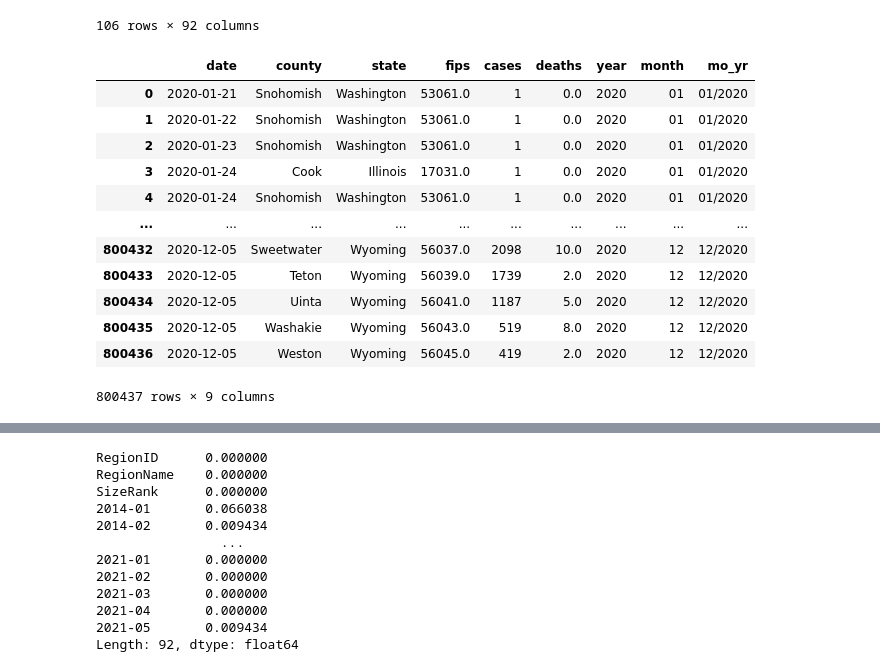
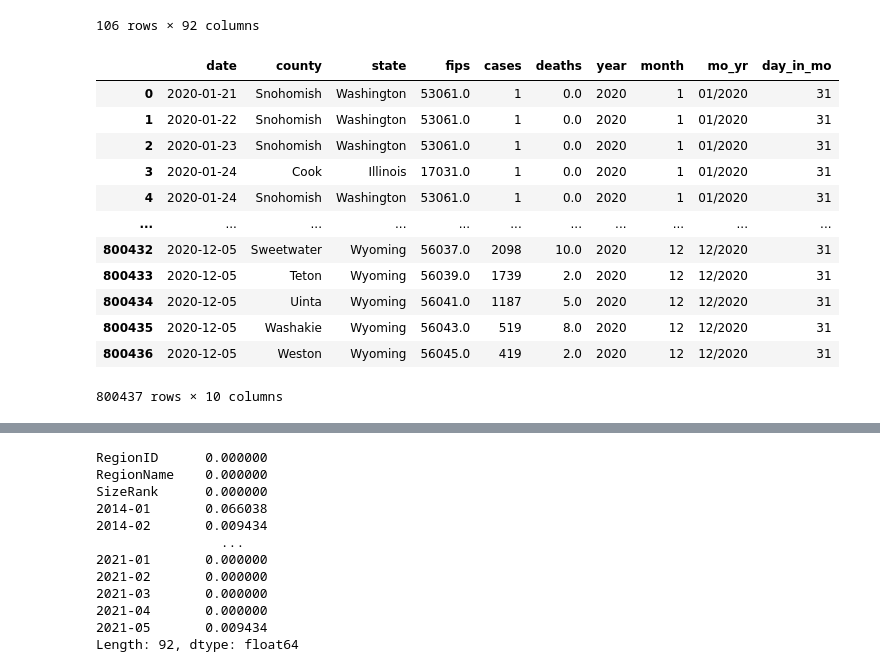
Before and after one commit to axpinkerton/capstone, a Jupyter notebook: alex_eda.ipynb, the cells around one changed output, grey strips where cells are left out. Cells and saved outputs as stored; diff of their text form; code cells hidden in the pictures.

Commit message:
alex 7/14 morning commit with covid stats and more time series additions

```diff
--- a/alex_eda.ipynb
+++ b/alex_eda.ipynb
@@ -177,26 +177,36 @@ zori
 | 105 | 394623 | Gainesville, GA | 229 | 926.0 | 929.0 | 932.0 | 936.0 | 939.0 | 943 | 946 | ... |
 106 rows × 92 columns
 # %%
-covid = pd.read_csv('/Users/APinkerton/NYC_DS_A/projects/capstone/us_counties_covid19_daily.csv')
+covid = pd.read_csv('./us_counties_covid19_daily.csv')
 
 # covid['year']=x['date']
 # covid['month']=x
 
 covid['year']=covid['date'].str[0:4]
 covid['month']=covid['date'].str[5:7]
 covid['mo_yr']=covid['month']+"/"+covid['year']
+
+import calendar
+calendar.monthrange(2020,1)
+
+
+covid['month'] = pd.to_numeric(covid['month'])
+covid['year'] = pd.to_numeric(covid['year'])
+# calendar.monthrange(
+calendar.monthrange(2019, 2)[1] # num_day
+covid['day_in_mo'] = covid['mo_yr'].apply(lambda t: pd.Period(t, freq='S').days_in_month)
 covid
 # %% [output]
-|  | date | county | state | fips | cases | deaths | year | month | mo_yr |
-| 0 | 2020-01-21 | Snohomish | Washington | 53061.0 | 1 | 0.0 | 2020 | 01 | 01/2020 |
-| 1 | 2020-01-22 | Snohomish | Washington | 53061.0 | 1 | 0.0 | 2020 | 01 | 01/2020 |
-| 2 | 2020-01-23 | Snohomish | Washington | 53061.0 | 1 | 0.0 | 2020 | 01 | 01/2020 |
-| 3 | 2020-01-24 | Cook | Illinois | 17031.0 | 1 | 0.0 | 2020 | 01 | 01/2020 |
-| 4 | 2020-01-24 | Snohomish | Washington | 53061.0 | 1 | 0.0 | 2020 | 01 | 01/2020 |
-| ... | ... | ... | ... | ... | ... | ... | ... | ... | ... |
-| 800432 | 2020-12-05 | Sweetwater | Wyoming | 56037.0 | 2098 | 10.0 | 2020 | 12 | 12/2020 |
-| 800433 | 2020-12-05 | Teton | Wyoming | 56039.0 | 1739 | 2.0 | 2020 | 12 | 12/2020 |
-| 800434 | 2020-12-05 | Uinta | Wyoming | 56041.0 | 1187 | 5.0 | 2020 | 12 | 12/2020 |
-| 800435 | 2020-12-05 | Washakie | Wyoming | 56043.0 | 519 | 8.0 | 2020 | 12 | 12/2020 |
-| 800436 | 2020-12-05 | Weston | Wyoming | 56045.0 | 419 | 2.0 | 2020 | 12 | 12/2020 |
+|  | date | county | state | fips | cases | deaths | year | month | mo_yr | day_in_mo |
+| 0 | 2020-01-21 | Snohomish | Washington | 53061.0 | 1 | 0.0 | 2020 | 1 | 01/2020 | 31 |
+| 1 | 2020-01-22 | Snohomish | Washington | 53061.0 | 1 | 0.0 | 2020 | 1 | 01/2020 | 31 |
+| 2 | 2020-01-23 | Snohomish | Washington | 53061.0 | 1 | 0.0 | 2020 | 1 | 01/2020 | 31 |
+| 3 | 2020-01-24 | Cook | Illinois | 17031.0 | 1 | 0.0 | 2020 | 1 | 01/2020 | 31 |
+| 4 | 2020-01-24 | Snohomish | Washington | 53061.0 | 1 | 0.0 | 2020 | 1 | 01/2020 | 31 |
+| ... | ... | ... | ... | ... | ... | ... | ... | ... | ... | ... |
+| 800432 | 2020-12-05 | Sweetwater | Wyoming | 56037.0 | 2098 | 10.0 | 2020 | 12 | 12/2020 | 31 |
+| 800433 | 2020-12-05 | Teton | Wyoming | 56039.0 | 1739 | 2.0 | 2020 | 12 | 12/2020 | 31 |
+| 800434 | 2020-12-05 | Uinta | Wyoming | 56041.0 | 1187 | 5.0 | 2020 | 12 | 12/2020 | 31 |
+| 800435 | 2020-12-05 | Washakie | Wyoming | 56043.0 | 519 | 8.0 | 2020 | 12 | 12/2020 | 31 |
+| 800436 | 2020-12-05 | Weston | Wyoming | 56045.0 | 419 | 2.0 | 2020 | 12 | 12/2020 | 31 |
-800437 rows × 9 columns
+800437 rows × 10 columns
```
Also changed, not shown: parts of 12 cells of this notebook, 1 other file.
